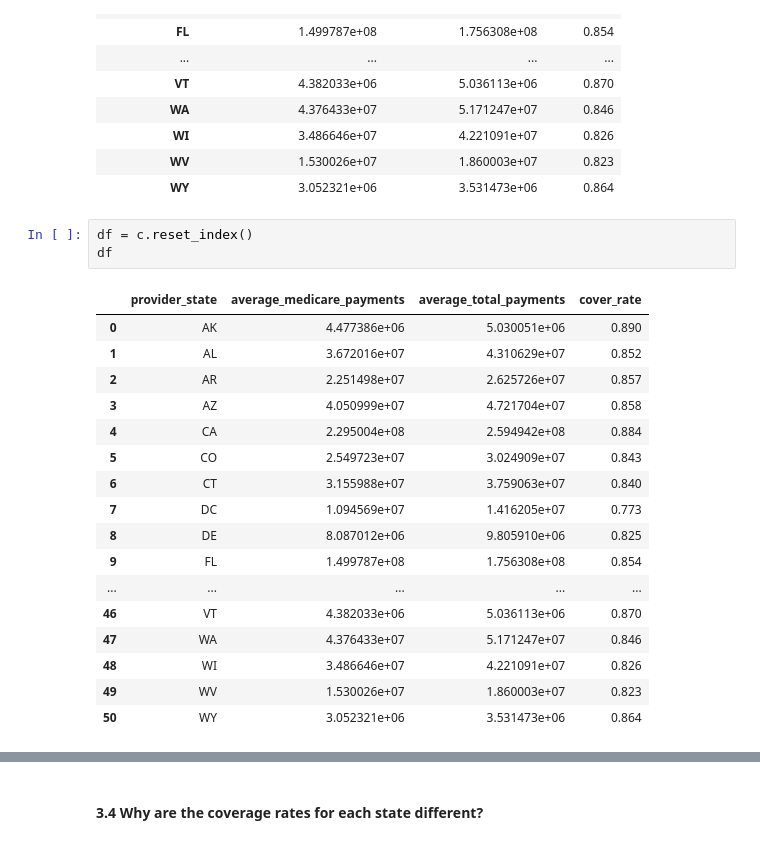
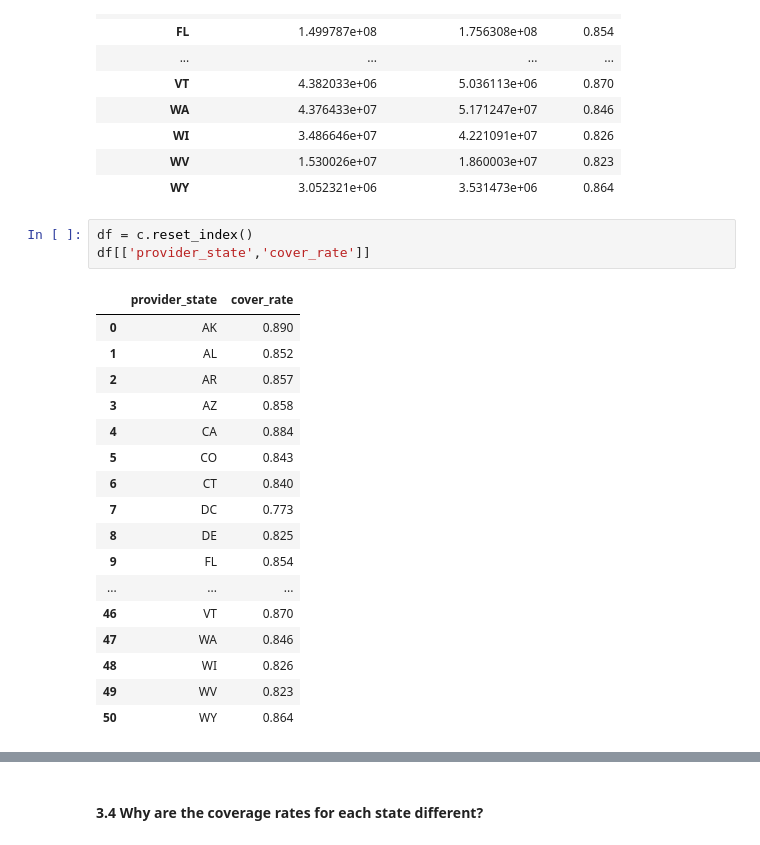
Before and after one commit to AnyiHuang/Analyzing-Inpatient-medical-expense-in-US, a Jupyter notebook: BA780_Team5A.ipynb, the cells around one changed output, grey strips where cells are left out. Saved outputs shown, nothing was run; the diff lists cells and outputs as text.

```diff
--- a/BA780_Team5A.ipynb
+++ b/BA780_Team5A.ipynb
@@ -262,22 +260,22 @@ c = cover_rate.groupby('provider_state').sum().eval('cover_rate = average_medica
 | WY | 3.052321e+06 | 3.531473e+06 | 0.864 |
 # %%
 df = c.reset_index()
-df
+df[['provider_state','cover_rate']]
 # %% [output]
-|  | provider_state | average_medicare_payments | average_total_payments | cover_rate |
-| 0 | AK | 4.477386e+06 | 5.030051e+06 | 0.890 |
-| 1 | AL | 3.672016e+07 | 4.310629e+07 | 0.852 |
-| 2 | AR | 2.251498e+07 | 2.625726e+07 | 0.857 |
-| 3 | AZ | 4.050999e+07 | 4.721704e+07 | 0.858 |
-| 4 | CA | 2.295004e+08 | 2.594942e+08 | 0.884 |
-| 5 | CO | 2.549723e+07 | 3.024909e+07 | 0.843 |
-| 6 | CT | 3.155988e+07 | 3.759063e+07 | 0.840 |
-| 7 | DC | 1.094569e+07 | 1.416205e+07 | 0.773 |
-| 8 | DE | 8.087012e+06 | 9.805910e+06 | 0.825 |
-| 9 | FL | 1.499787e+08 | 1.756308e+08 | 0.854 |
-| ... | ... | ... | ... | ... |
-| 46 | VT | 4.382033e+06 | 5.036113e+06 | 0.870 |
-| 47 | WA | 4.376433e+07 | 5.171247e+07 | 0.846 |
-| 48 | WI | 3.486646e+07 | 4.221091e+07 | 0.826 |
-| 49 | WV | 1.530026e+07 | 1.860003e+07 | 0.823 |
-| 50 | WY | 3.052321e+06 | 3.531473e+06 | 0.864 |
+|  | provider_state | cover_rate |
+| 0 | AK | 0.890 |
+| 1 | AL | 0.852 |
+| 2 | AR | 0.857 |
+| 3 | AZ | 0.858 |
+| 4 | CA | 0.884 |
+| 5 | CO | 0.843 |
+| 6 | CT | 0.840 |
+| 7 | DC | 0.773 |
+| 8 | DE | 0.825 |
+| 9 | FL | 0.854 |
+| ... | ... | ... |
+| 46 | VT | 0.870 |
+| 47 | WA | 0.846 |
+| 48 | WI | 0.826 |
+| 49 | WV | 0.823 |
+| 50 | WY | 0.864 |
```
Also changed, not shown: parts of 9 cells of this notebook.
